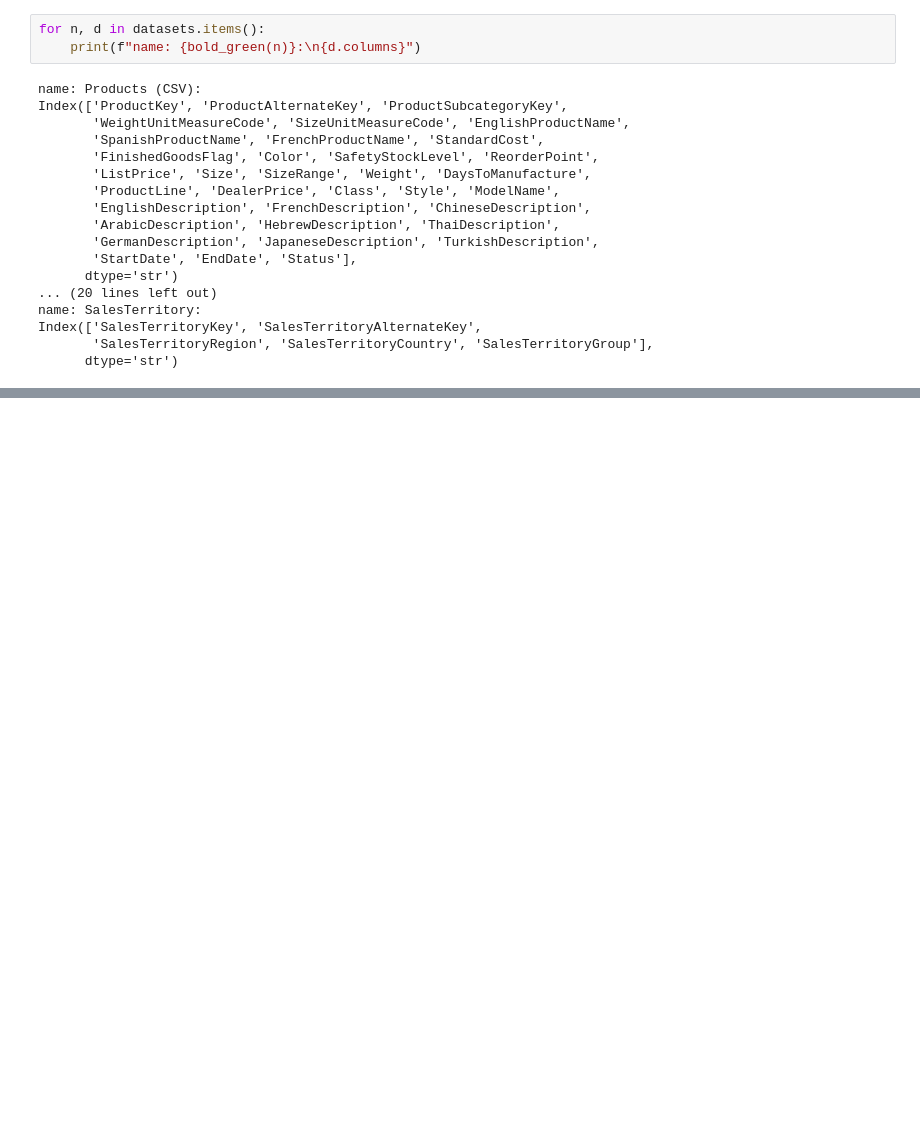
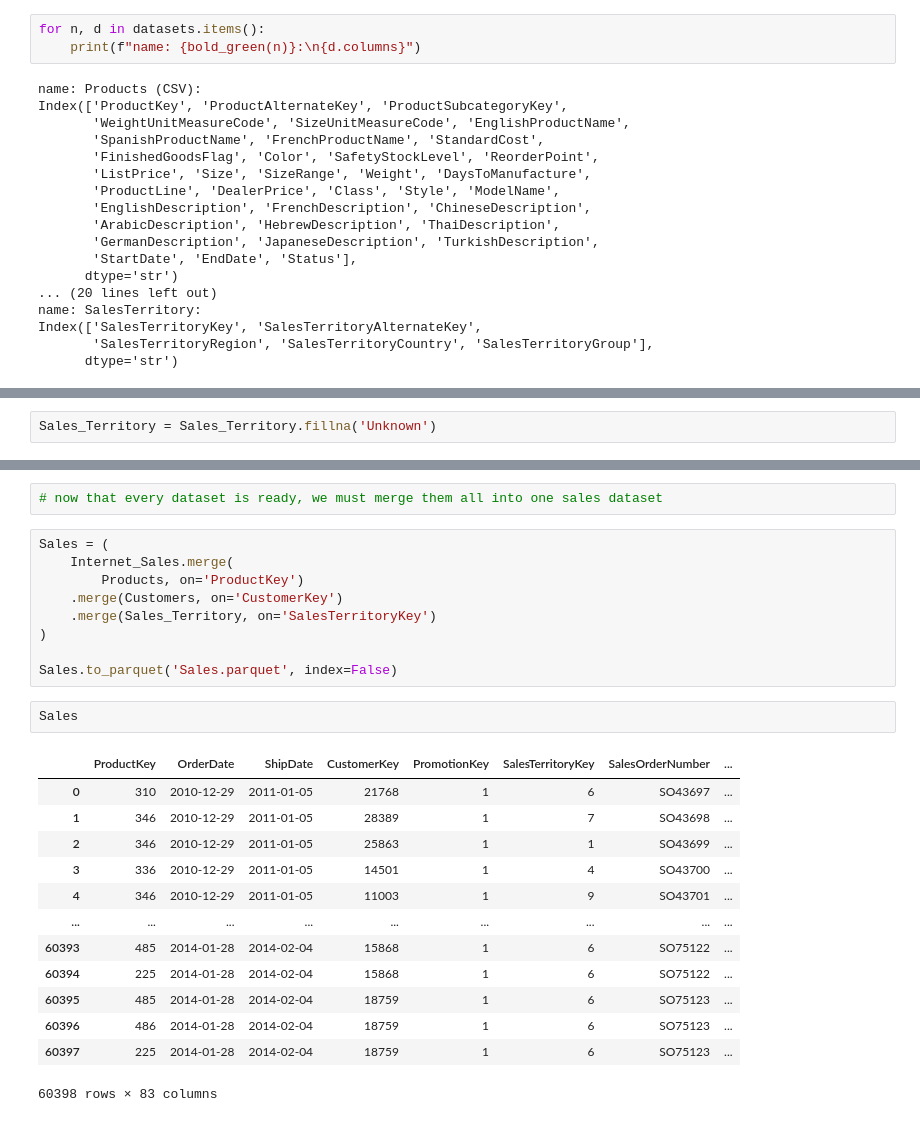
Before and after one commit to MrX1710/Projects, a Jupyter notebook: DA/ecom_retail_company.ipynb, the cells around one changed output, grey strips where cells are left out. Drawn from its saved outputs; the diff is of its cells as text; blank space fills up the shorter version.

```diff
--- a/DA/ecom_retail_company.ipynb
+++ b/DA/ecom_retail_company.ipynb
@@ -184,0 +344,2 @@ Name: Size, Length: 135, dtype: str
+# %%
+Sales_Territory = Sales_Territory.fillna('Unknown')
@@ -184,0 +430,27 @@ Name: Size, Length: 135, dtype: str
+# %%
+# now that every dataset is ready, we must merge them all into one sales dataset
+# %%
+Sales = (
+    Internet_Sales.merge(
+        Products, on='ProductKey')
+    .merge(Customers, on='CustomerKey')
+    .merge(Sales_Territory, on='SalesTerritoryKey')
+)
+
+Sales.to_parquet('Sales.parquet', index=False)
+# %%
+Sales
+# %% [output]
+|  | ProductKey | OrderDate | ShipDate | CustomerKey | PromotionKey | SalesTerritoryKey | SalesOrderNumber | ... |
+| 0 | 310 | 2010-12-29 | 2011-01-05 | 21768 | 1 | 6 | SO43697 | ... |
+| 1 | 346 | 2010-12-29 | 2011-01-05 | 28389 | 1 | 7 | SO43698 | ... |
+| 2 | 346 | 2010-12-29 | 2011-01-05 | 25863 | 1 | 1 | SO43699 | ... |
+| 3 | 336 | 2010-12-29 | 2011-01-05 | 14501 | 1 | 4 | SO43700 | ... |
+| 4 | 346 | 2010-12-29 | 2011-01-05 | 11003 | 1 | 9 | SO43701 | ... |
+| ... | ... | ... | ... | ... | ... | ... | ... | ... |
+| 60393 | 485 | 2014-01-28 | 2014-02-04 | 15868 | 1 | 6 | SO75122 | ... |
+| 60394 | 225 | 2014-01-28 | 2014-02-04 | 15868 | 1 | 6 | SO75122 | ... |
+| 60395 | 485 | 2014-01-28 | 2014-02-04 | 18759 | 1 | 6 | SO75123 | ... |
+| 60396 | 486 | 2014-01-28 | 2014-02-04 | 18759 | 1 | 6 | SO75123 | ... |
+| 60397 | 225 | 2014-01-28 | 2014-02-04 | 18759 | 1 | 6 | SO75123 | ... |
+60398 rows × 83 columns
```
Also changed, not shown: parts of 58 cells of this notebook, 1 other file.
